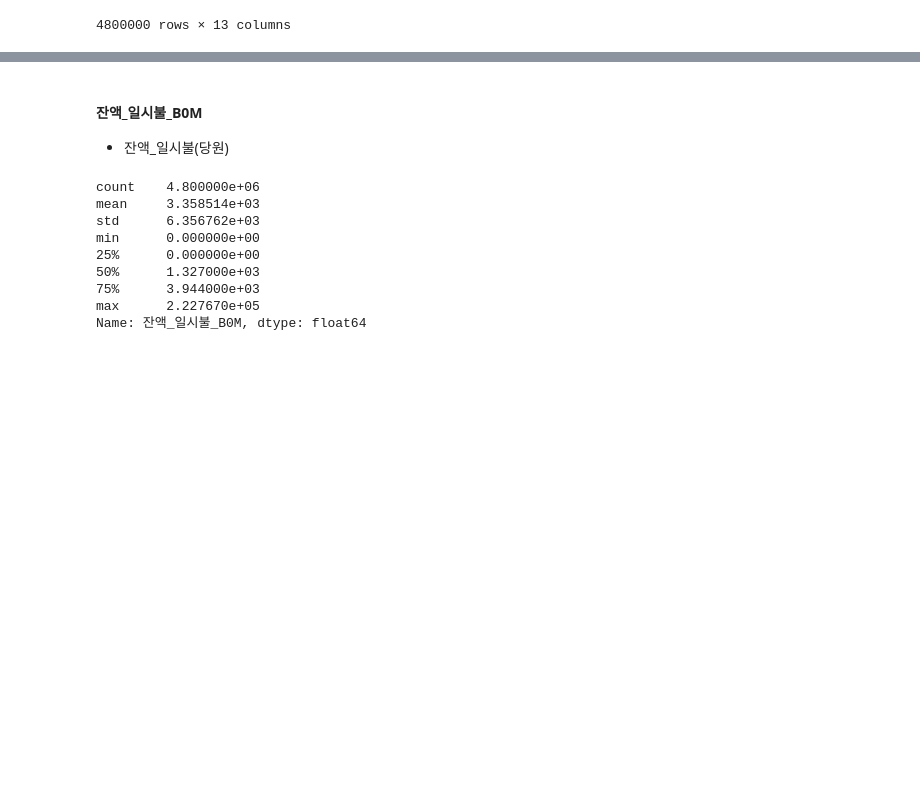
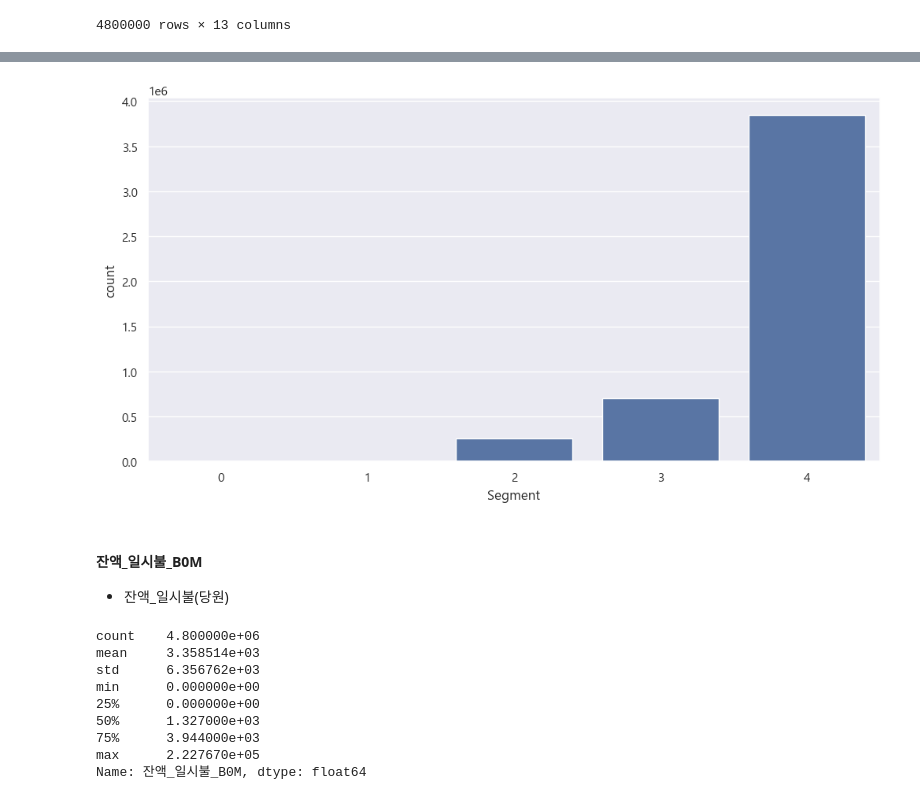
Before and after one commit to Eunhasuiin/LikeLion_Final_team_13, a Jupyter notebook: members/장주호/notebook/EDA/05_잔액 정보_EDA.ipynb, the cells around one changed output, grey strips where cells are left out. Drawn from its saved outputs; the diff is of its cells as text; code cells hidden in the pictures; blank space fills up the shorter version.

```diff
--- a/members/장주호/notebook/EDA/05_잔액 정보_EDA.ipynb
+++ b/members/장주호/notebook/EDA/05_잔액 정보_EDA.ipynb
@@ -210,3 +199,8 @@ vif_df
+# %%
+sns.countplot(x=df_temp['Segment'])
+plt.show()
+# %% [output]
+[figure, added]
 # %% [markdown]
 #### 잔액_일시불_B0M
  - 잔액_일시불(당원)
```
Also changed, not shown: parts of 365 cells of this notebook, 7 other files.
